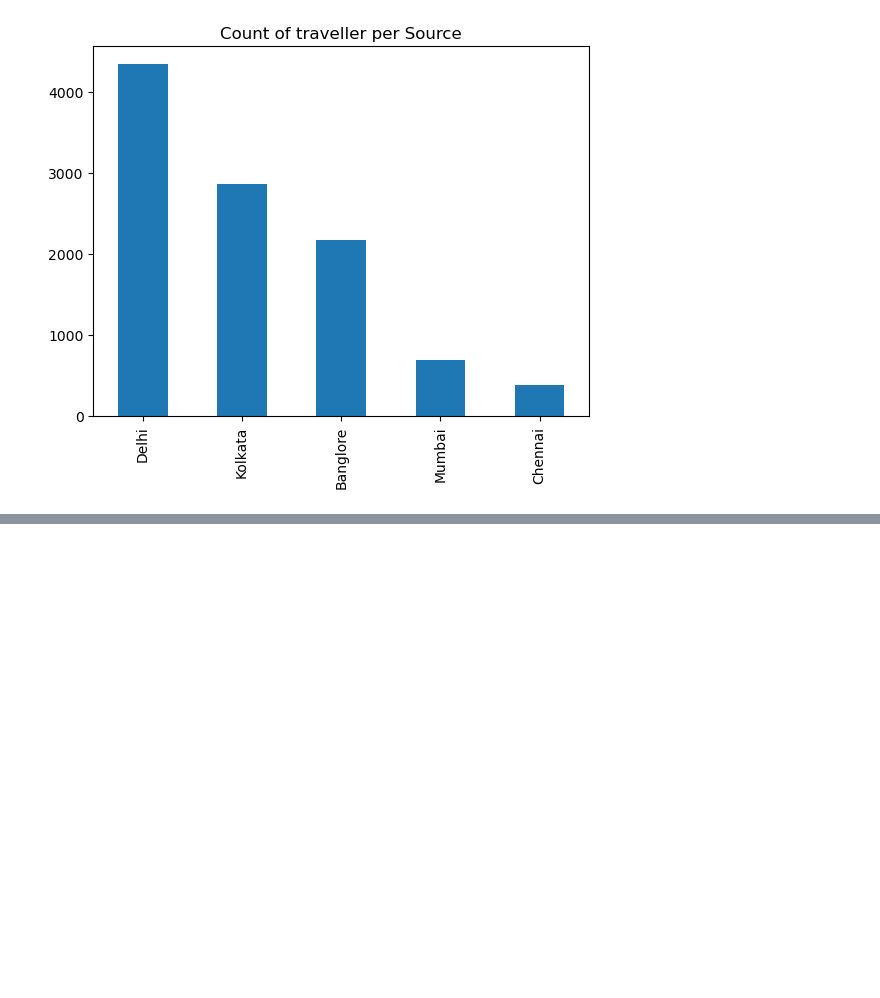
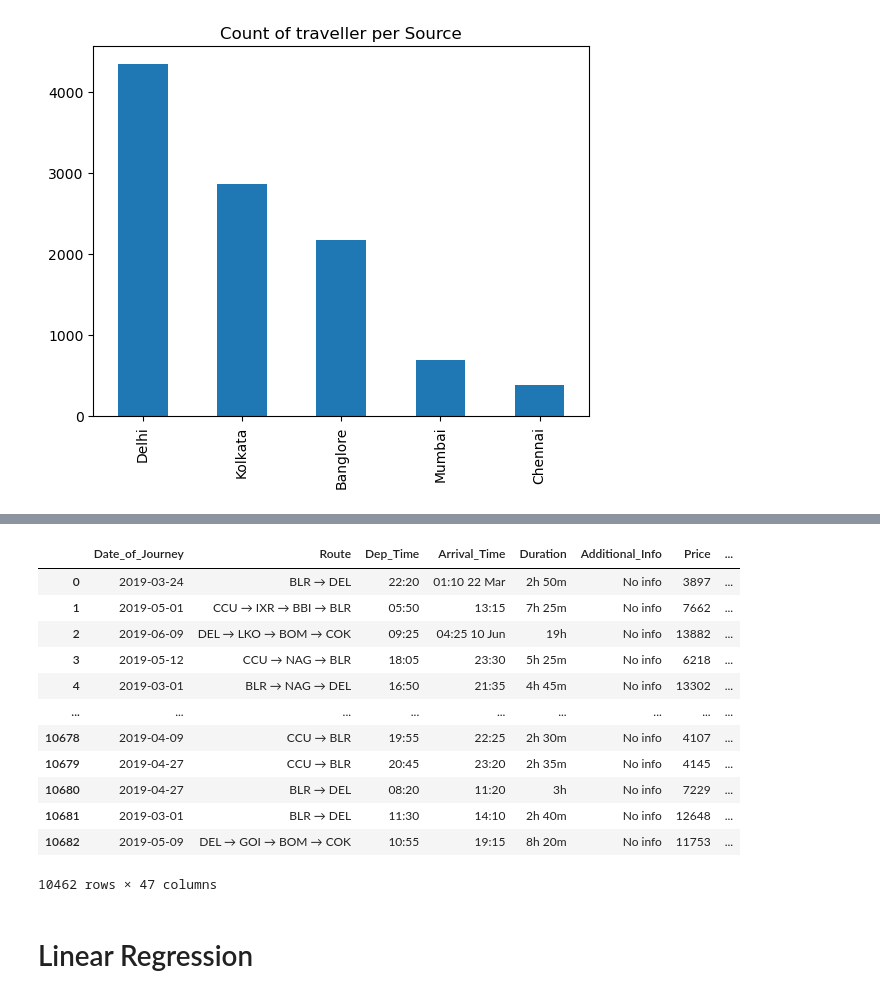
Before and after one commit to fizzle1759/flight-price-prediction, a Jupyter notebook: Machine Learning project.ipynb, the cells around one changed output, grey strips where cells are left out. Drawn from its saved outputs; the diff is of its cells as text; code cells hidden in the pictures; blank space fills up the shorter version.

```diff
--- a/Machine Learning project.ipynb
+++ b/Machine Learning project.ipynb
@@ -126,0 +146,19 @@ plt.show()
+# %%
+train_=pd.get_dummies(train,columns=["Airline","Source","Destination","Total_Stops",
+                           "day of the journey","month of the journey"])
+# %%
+train_
+# %% [output]
+|  | Date_of_Journey | Route | Dep_Time | Arrival_Time | Duration | Additional_Info | Price | ... |
+| 0 | 2019-03-24 | BLR → DEL | 22:20 | 01:10 22 Mar | 2h 50m | No info | 3897 | ... |
+| 1 | 2019-05-01 | CCU → IXR → BBI → BLR | 05:50 | 13:15 | 7h 25m | No info | 7662 | ... |
+| 2 | 2019-06-09 | DEL → LKO → BOM → COK | 09:25 | 04:25 10 Jun | 19h | No info | 13882 | ... |
+| 3 | 2019-05-12 | CCU → NAG → BLR | 18:05 | 23:30 | 5h 25m | No info | 6218 | ... |
+| 4 | 2019-03-01 | BLR → NAG → DEL | 16:50 | 21:35 | 4h 45m | No info | 13302 | ... |
+| ... | ... | ... | ... | ... | ... | ... | ... | ... |
+| 10678 | 2019-04-09 | CCU → BLR | 19:55 | 22:25 | 2h 30m | No info | 4107 | ... |
+| 10679 | 2019-04-27 | CCU → BLR | 20:45 | 23:20 | 2h 35m | No info | 4145 | ... |
+| 10680 | 2019-04-27 | BLR → DEL | 08:20 | 11:20 | 3h | No info | 7229 | ... |
+| 10681 | 2019-03-01 | BLR → DEL | 11:30 | 14:10 | 2h 40m | No info | 12648 | ... |
+| 10682 | 2019-05-09 | DEL → GOI → BOM → COK | 10:55 | 19:15 | 8h 20m | No info | 11753 | ... |
+10462 rows × 47 columns
@@ -126,0 +175,2 @@ plt.show()
+# %% [markdown]
+# Linear Regression
```
Also changed, not shown: parts of 8 cells of this notebook.
